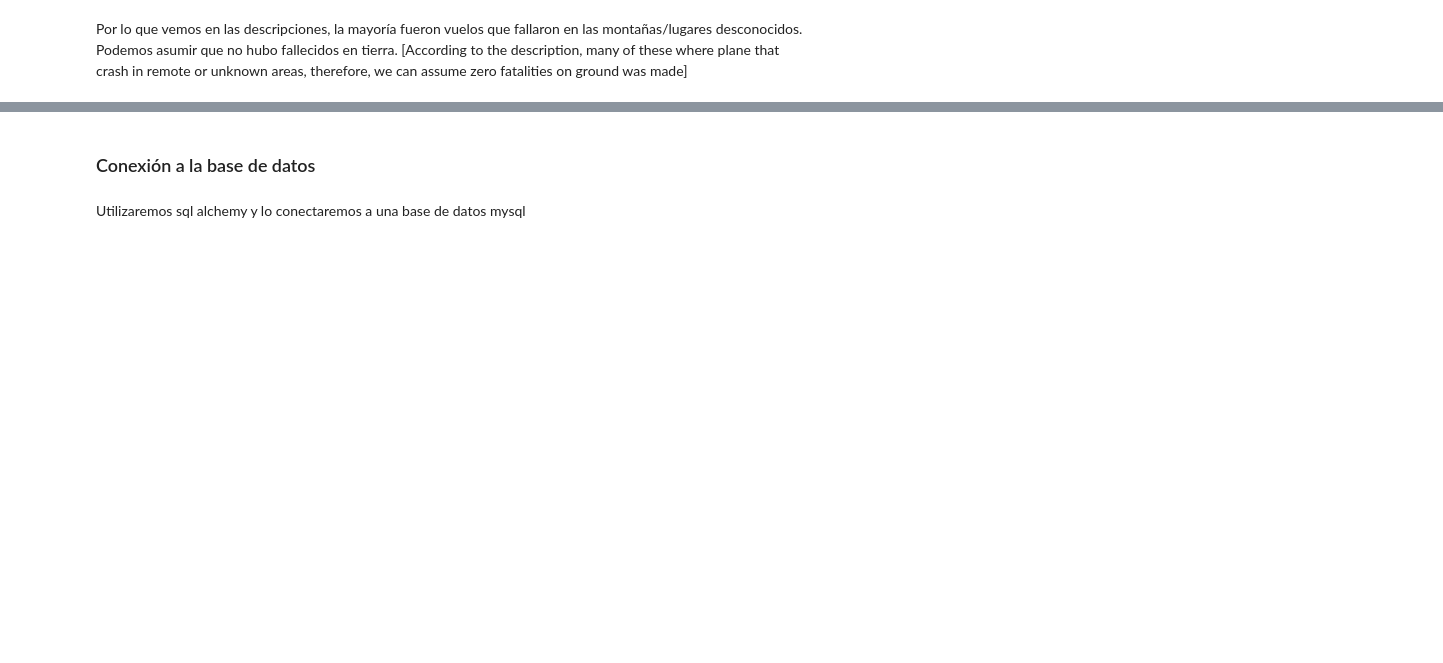
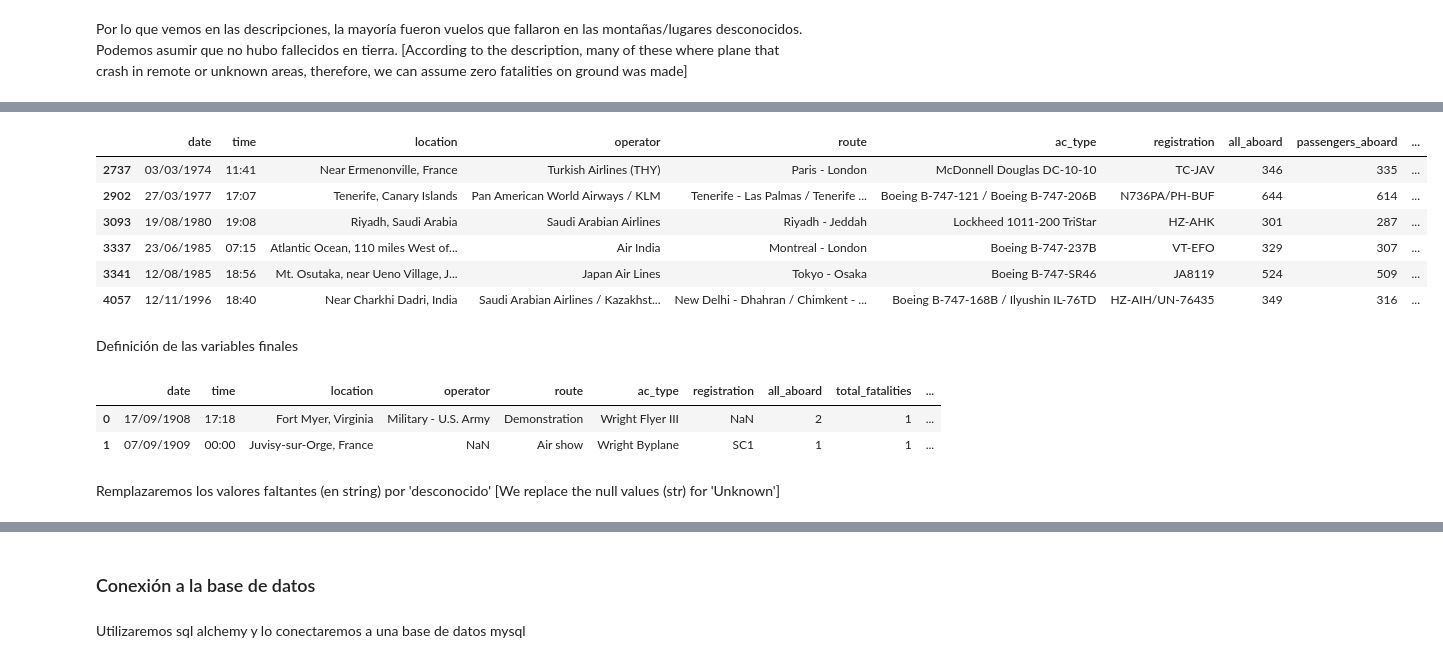
Before and after one commit to Martu-t/PI_Analytics_flights, a Jupyter notebook: main.ipynb, the cells around one changed output, grey strips where cells are left out. Cells and saved outputs as stored; diff of their text form; code cells hidden in the pictures; blank space fills up the shorter version.

```diff
--- a/main.ipynb
+++ b/main.ipynb
@@ -360,0 +349,14 @@ def fat():
+# %%
+# eran aviones con mayor cantidad de pasajeros. Los datos están ok
+# [More people on board, and more fatalieites.]
+flight_accident[flight_accident['total_fatalities']>300]
+# %% [output]
+|  | date | time | location | operator | route | ac_type | registration | all_aboard | passengers_aboard | ... |
+| 2737 | 03/03/1974 | 11:41 | Near Ermenonville, France | Turkish Airlines (THY) | Paris - London | McDonnell Douglas DC-10-10 | TC-JAV | 346 | 335 | ... |
+| 2902 | 27/03/1977 | 17:07 | Tenerife, Canary Islands | Pan American World Airways / KLM | Tenerife - Las Palmas / Tenerife ... | Boeing B-747-121 / Boeing B-747-206B | N736PA/PH-BUF | 644 | 614 | ... |
+| 3093 | 19/08/1980 | 19:08 | Riyadh, Saudi Arabia | Saudi Arabian Airlines | Riyadh - Jeddah | Lockheed 1011-200 TriStar | HZ-AHK | 301 | 287 | ... |
+| 3337 | 23/06/1985 | 07:15 | Atlantic Ocean, 110 miles West of... | Air India | Montreal - London | Boeing B-747-237B | VT-EFO | 329 | 307 | ... |
+| 3341 | 12/08/1985 | 18:56 | Mt. Osutaka, near Ueno Village, J... | Japan Air Lines | Tokyo - Osaka | Boeing B-747-SR46 | JA8119 | 524 | 509 | ... |
+| 4057 | 12/11/1996 | 18:40 | Near Charkhi Dadri, India | Saudi Arabian Airlines / Kazakhst... | New Delhi - Dhahran / Chimkent - ... | Boeing B-747-168B / Ilyushin IL-76TD | HZ-AIH/UN-76435 | 349 | 316 | ... |
+# %% [markdown]
+Definición de las variables finales
@@ -360,0 +370,9 @@ def fat():
+# %%
+#check
+flight_accident.head(2)
+# %% [output]
+|  | date | time | location | operator | route | ac_type | registration | all_aboard | total_fatalities | ... |
+| 0 | 17/09/1908 | 17:18 | Fort Myer, Virginia | Military - U.S. Army | Demonstration | Wright Flyer III | NaN | 2 | 1 | ... |
+| 1 | 07/09/1909 | 00:00 | Juvisy-sur-Orge, France | NaN | Air show | Wright Byplane | SC1 | 1 | 1 | ... |
+# %% [markdown]
+Remplazaremos los valores faltantes (en string) por 'desconocido' [We replace the null values (str) for 'Unknown']
```
Also changed, not shown: parts of 33 cells of this notebook, 3 other files.
